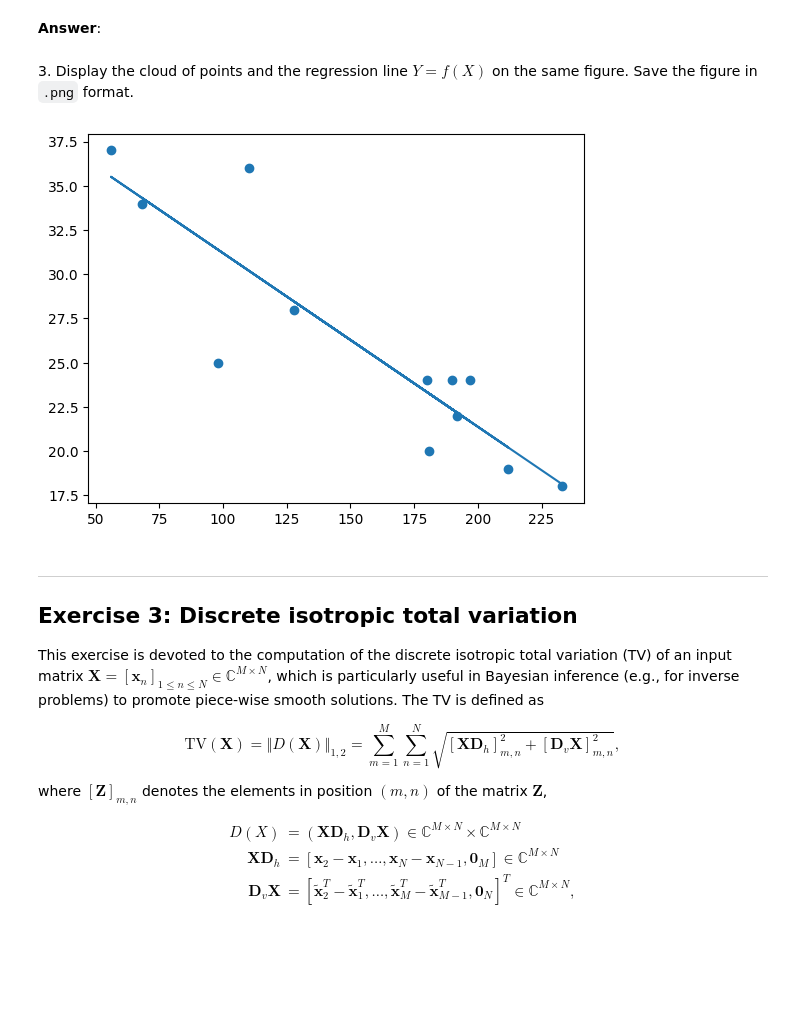
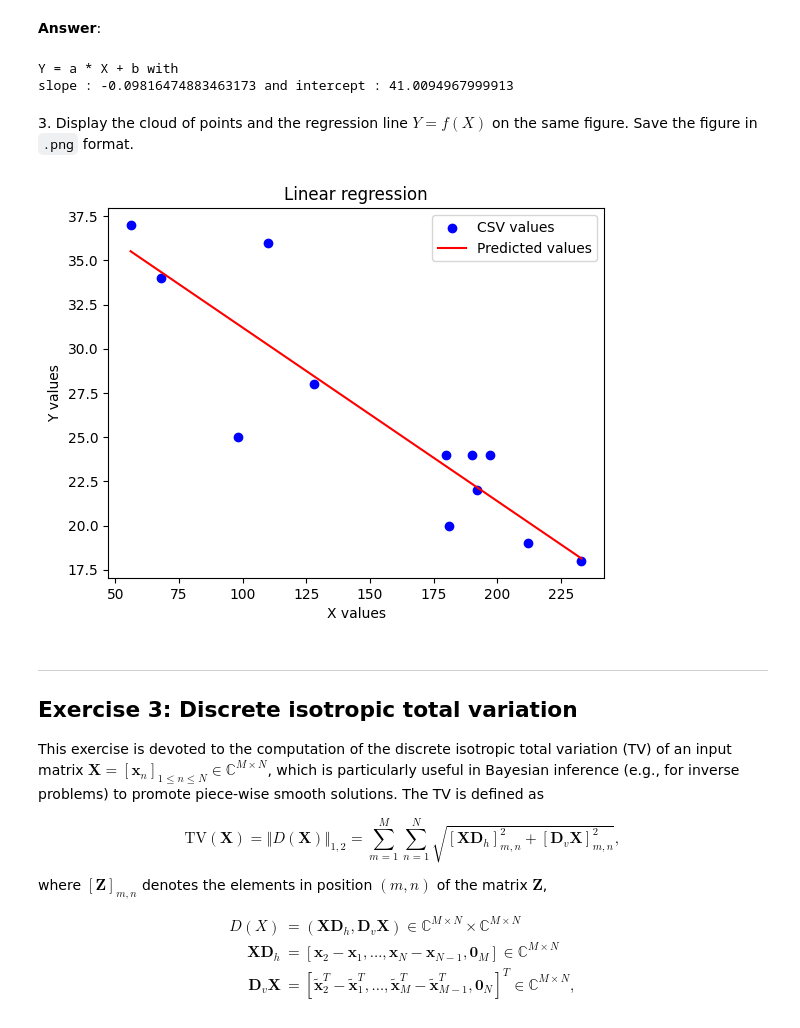
Before and after one commit to RakelOuakil/python_sdia, a Jupyter notebook: Labs/Lab2/lab2.ipynb, the cells around one changed output. Cells and saved outputs as stored; diff of their text form; code cells hidden in the pictures; blank space fills up the shorter version.

```diff
--- a/Labs/Lab2/lab2.ipynb
+++ b/Labs/Lab2/lab2.ipynb
@@ -33,0 +43,8 @@ conda env remove --name=lab2
+# %%
+def save_fig_as_png(filename: str) -> None:
+    if os.path.exists(LAB_DIR / filename):
+        print("PNG already exists !")
+        return None
+    else:
+        plt.savefig(LAB_DIR / filename, dpi=300)
+        return None
@@ -140,20 +296,35 @@ display(stats)
 # %% [markdown]
 **Answer**:
 # %%
-import numpy as np
-X=df["X"]
-y=df["Y"]
-a, b = np.polyfit(X,y, 1)
+X = df["X"]
+y = df["Y"]
+a, b = np.polyfit(X, y, 1) # linear regression in 2D
+
+print("Y = a * X + b with")
+print(f"slope : {a} and intercept : {b}")
+# %% [output]
+Y = a * X + b with
+slope : -0.09816474883463173 and intercept : 41.0094967999913
 # %% [markdown]
 3\. Display the cloud of points and the regression line $Y = f(X)$ on the same figure. Save the figure in `.png` format.
-# %%
-import matplotlib.pyplot as plt
-plt.plot(X,a*X+b )
-plt.scatter(X,y)
-plt.savefig("regression_line.png")
-plt.show()
-# %% [output]
-[figure, removed]
+# %%
+# sort X values
+X_sorted = np.sort(X)
+y_pred = a * X_sorted + b
+
+plt.scatter(X, y, label="CSV values", color="blue")
+plt.plot(X_sorted, y_pred, label="Predicted values", color="red")
+
+plt.title("Linear regression")
+plt.xlabel("X values")
+plt.ylabel("Y values")
+plt.legend()
+
+save_fig_as_png(filename="regression_line.png") # save figure as png
+
+plt.show()
+# %% [output]
+[figure, added]
 # %% [markdown]
 ---
 ## <a name="ex3">Exercise 3: Discrete isotropic total variation</a>
```
Also changed, not shown: parts of 45 cells of this notebook, 6 other files.
